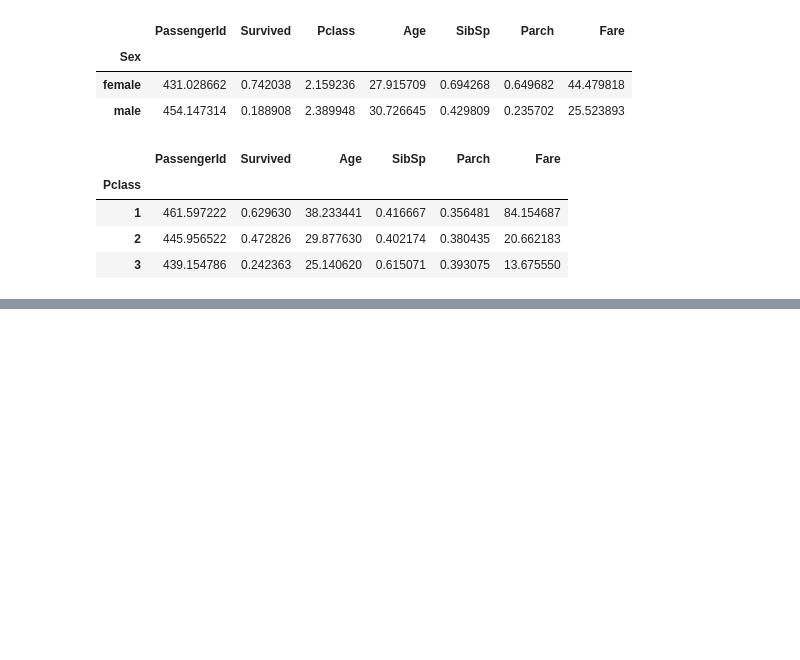
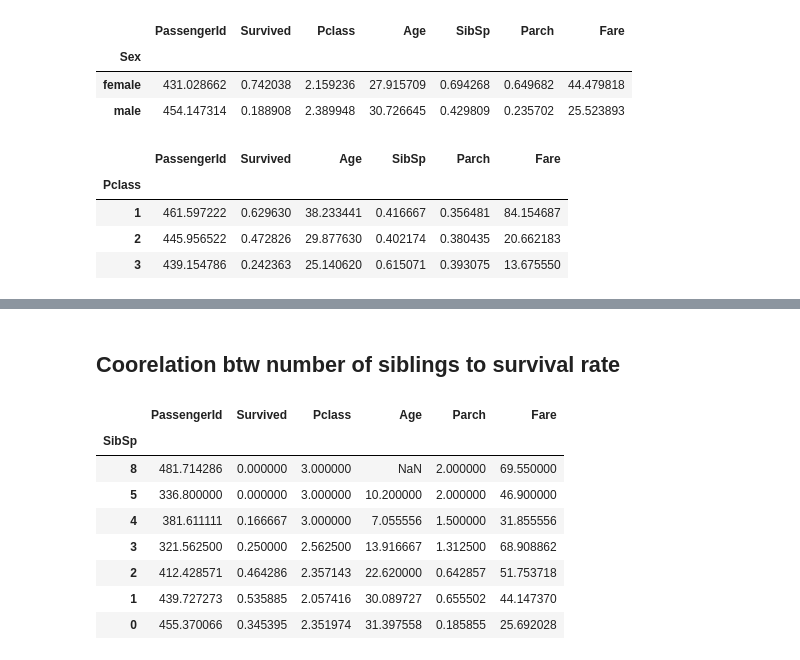
Before and after one commit to salamatburj/Kaggle, a Jupyter notebook: Titanic/titanic.ipynb, the cells around one changed output, grey strips where cells are left out. Cells and saved outputs as stored; diff of their text form; code cells hidden in the pictures; blank space fills up the shorter version.

```diff
--- a/Titanic/titanic.ipynb
+++ b/Titanic/titanic.ipynb
@@ -22,0 +34,14 @@ train_data.groupby('Pclass').mean()
+# %% [markdown]
+## Coorelation btw number of siblings to survival rate
+# %%
+train_data.groupby('SibSp').mean().sort_index(ascending=False)
+# %% [output]
+|  | PassengerId | Survived | Pclass | Age | Parch | Fare |
+| SibSp |  |  |  |  |  |  |
+| 8 | 481.714286 | 0.000000 | 3.000000 | NaN | 2.000000 | 69.550000 |
+| 5 | 336.800000 | 0.000000 | 3.000000 | 10.200000 | 2.000000 | 46.900000 |
+| 4 | 381.611111 | 0.166667 | 3.000000 | 7.055556 | 1.500000 | 31.855556 |
+| 3 | 321.562500 | 0.250000 | 2.562500 | 13.916667 | 1.312500 | 68.908862 |
+| 2 | 412.428571 | 0.464286 | 2.357143 | 22.620000 | 0.642857 | 51.753718 |
+| 1 | 439.727273 | 0.535885 | 2.057416 | 30.089727 | 0.655502 | 44.147370 |
+| 0 | 455.370066 | 0.345395 | 2.351974 | 31.397558 | 0.185855 | 25.692028 |
```
Also changed, not shown: parts of 23 cells of this notebook.
